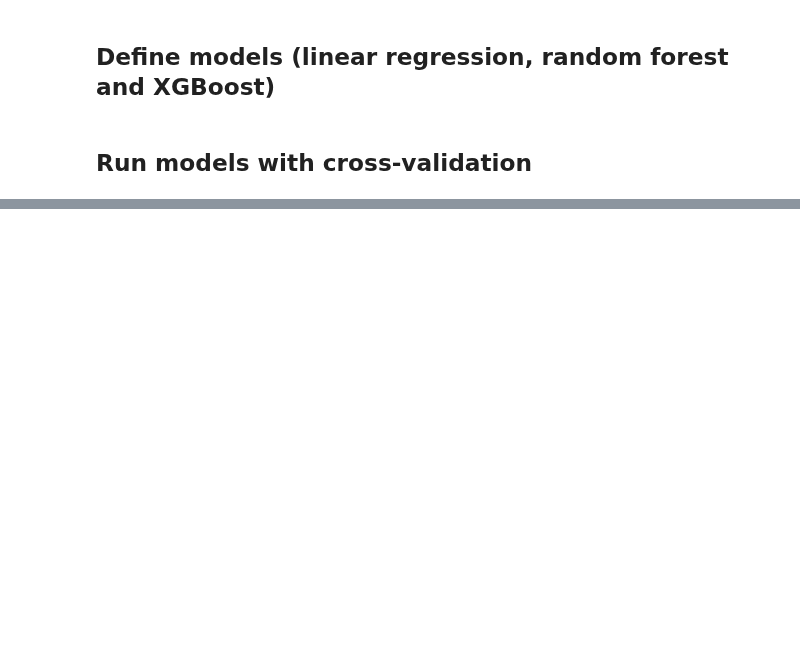
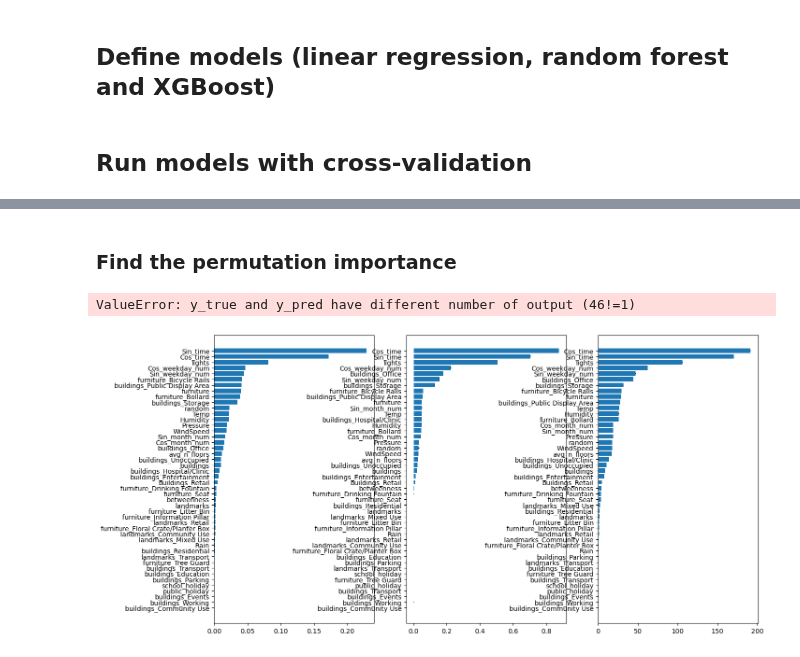
Before and after one commit to nickmalleson/footfall, a Jupyter notebook: MelbourneAnalysis/Modelling/NewModelling-testingCV.ipynb, the cells around one changed output, grey strips where cells are left out. Cells and saved outputs as stored; diff of their text form; code cells hidden in the pictures; blank space fills up the shorter version.

Commit message:
manual implementation of permutaiton importance, but this is finding the R2 value not the MAE. The ordering of the feature importance was the same as ELI5, so will just use that

```diff
--- a/MelbourneAnalysis/Modelling/NewModelling-testingCV.ipynb
+++ b/MelbourneAnalysis/Modelling/NewModelling-testingCV.ipynb
@@ -237,0 +246,3 @@ error_metric_scores
+# %%
+rf_final_model = RandomForestRegressor(n_estimators = 500, random_state = 1, n_jobs = 64)
+rf_final_model.fit(X_train, Y_train)
@@ -365,0 +272,39 @@ The following models were trialled:
+# %%
+# Get numerical feature importances
+rf_importances = list(rf_final_model.feature_importances_)
+rf_feature_importances = pd.DataFrame({'feature': X_test.columns,'importance':rf_importances})
+rf_feature_importances= rf_feature_importances.sort_values(by = 'importance', ascending = True)
+# rf_feature_importances = rf_feature_importances[0:10]
+
+rf_feature_importances_overrandom = rf_feature_importances[rf_feature_importances['importance']>rf_feature_importances.query("feature=='random'")["importance"].values[0]]
+# %% [markdown]
+### Find the permutation importance
+# %%
+perm_importance_result_train = perform_permutation_importance_manually(rf_final_model, X_train, Y_train, n_repeats=10)
+# %% [output]
+ValueError: y_true and y_pred have different number of output (46!=1)
+# %%
+permutation_feature_importances = pd.DataFrame({'feature_name':X_train.columns.tolist(),
+               'importances_mean':perm_importance_result_train['importances_mean'],
+              'importances_std': perm_importance_result_train['importances_std'][indices]}).sort_values(by='importances_mean',ascending=True)
+permutation_feature_importances.reset_index(inplace=True, drop=True)
+permutation_feature_importances_overrandom = permutation_feature_importances[permutation_feature_importances['importances_mean']>permutation_feature_importances.query("feature_name=='random'")["importances_mean"].values[0]]
+# %%
+fig, axs = plt.subplots(ncols = 3, figsize=(15,8))
+axs[0].barh(range(len(rf_feature_importances['importance'])), rf_feature_importances["importance"])
+axs[0].set_yticks(range(len(rf_feature_importances["feature"])))
+_ = axs[0].set_yticklabels(np.array(rf_feature_importances["feature"]))
+
+axs[1].barh(range(len(permutation_feature_importances['importances_mean'])),
+         permutation_feature_importances['importances_mean'],
+         xerr=permutation_feature_importances['importances_std'])
+axs[1].set_yticks(range(len(permutation_feature_importances['importances_mean'])))
+_ = axs[1].set_yticklabels(permutation_feature_importances['feature_name'])
+
+axs[2].barh(range(len(eli5_permutation_fi['Feature_importance'])),
+         eli5_permutation_fi['Feature_importance'],
+         xerr=eli5_permutation_fi['Feature_importance_std'])
+axs[2].set_yticks(range(len(eli5_permutation_fi['Feature_importance'])))
+_ = axs[2].set_yticklabels(eli5_permutation_fi['Feature_name'])
+# %% [output]
+[figure, added]
```
Also changed, not shown: parts of 44 cells of this notebook.
